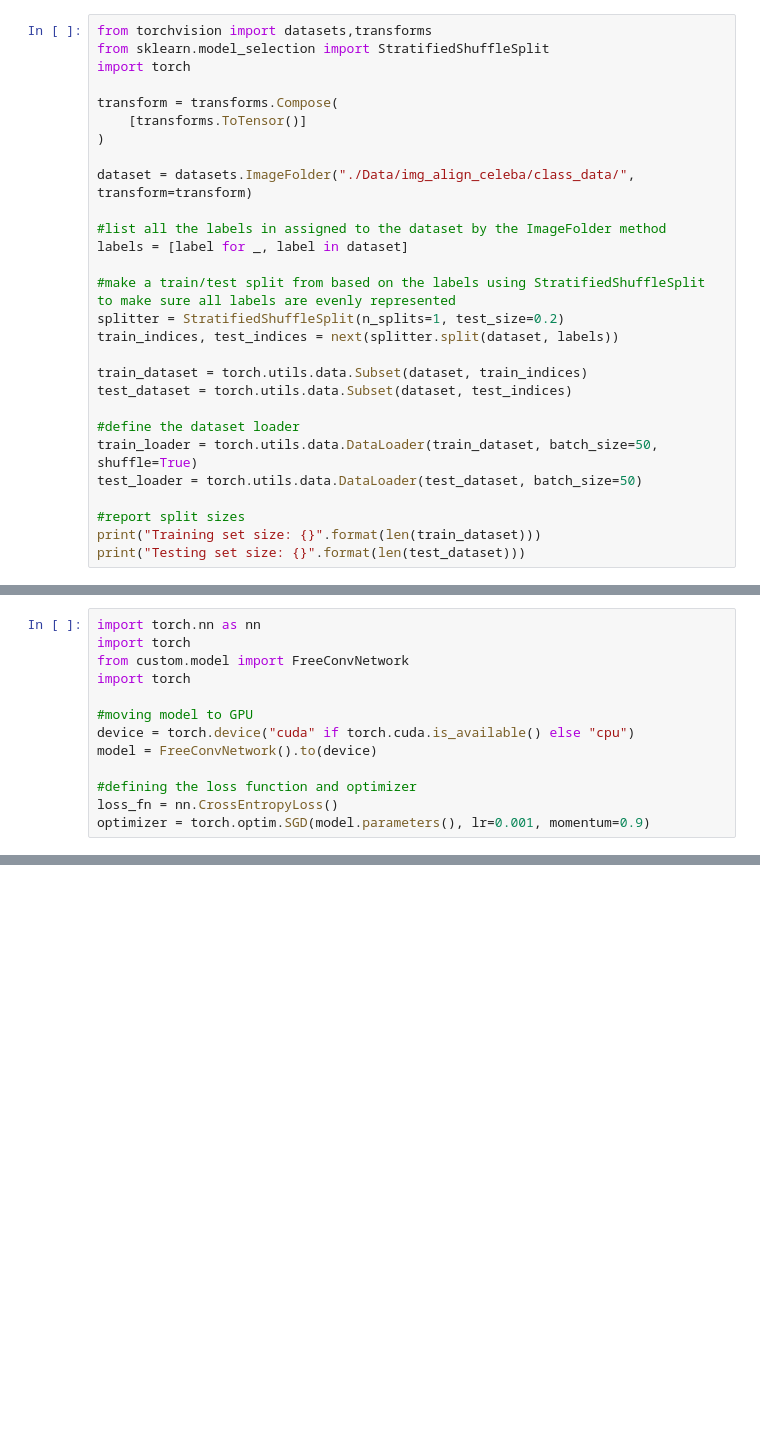
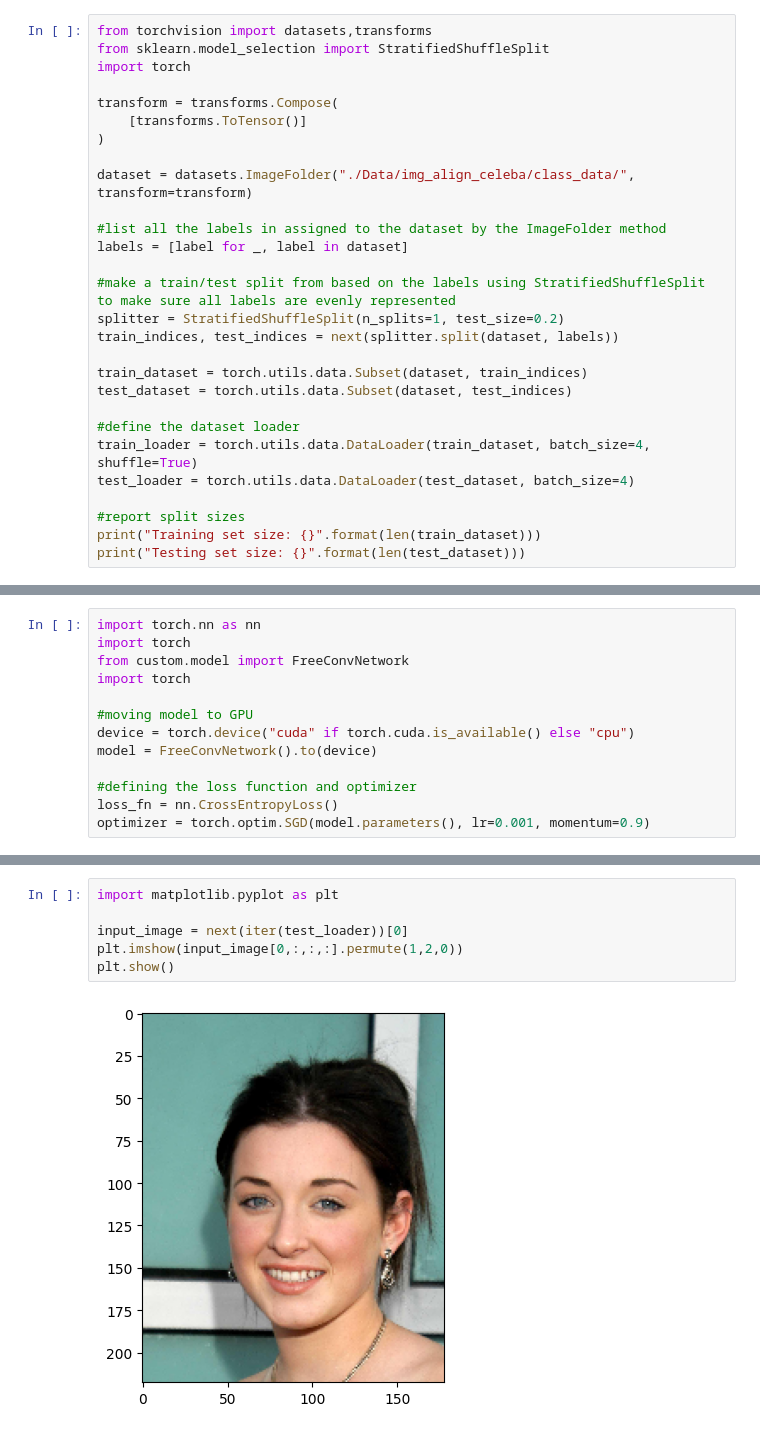
Before and after one commit to Lassedi/VisLab_DNNProject, a Jupyter notebook: main.ipynb, the cells around one changed output, grey strips where cells are left out. Cells and saved outputs as stored; diff of their text form; blank space fills up the shorter version.

```diff
--- a/main.ipynb
+++ b/main.ipynb
@@ -71,8 +75,8 @@ train_dataset = torch.utils.data.Subset(dataset, train_indices)
 test_dataset = torch.utils.data.Subset(dataset, test_indices)
 
 #define the dataset loader
-train_loader = torch.utils.data.DataLoader(train_dataset, batch_size=50, shuffle=True)
-test_loader = torch.utils.data.DataLoader(test_dataset, batch_size=50)
+train_loader = torch.utils.data.DataLoader(train_dataset, batch_size=4, shuffle=True)
+test_loader = torch.utils.data.DataLoader(test_dataset, batch_size=4)
 
 #report split sizes
 print("Training set size: {}".format(len(train_dataset)))
@@ -225,0 +264,8 @@ enumerate(train_loader)
+# %%
+import matplotlib.pyplot as plt
+
+input_image = next(iter(test_loader))[0]
+plt.imshow(input_image[0,:,:,:].permute(1,2,0))
+plt.show()
+# %% [output]
+[figure, added]
```
Also changed, not shown: parts of 11 cells of this notebook, 3 other files.
